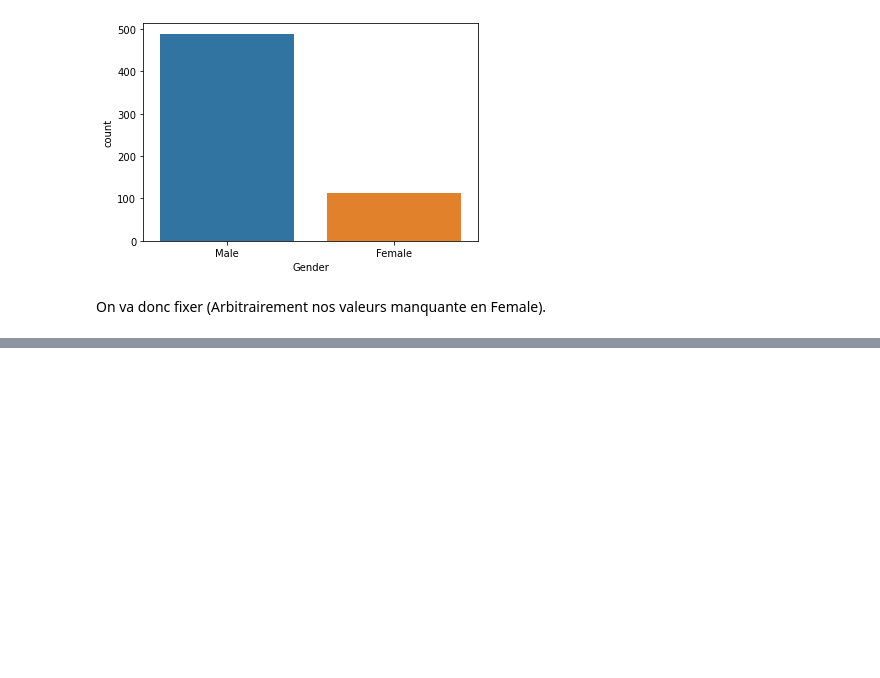
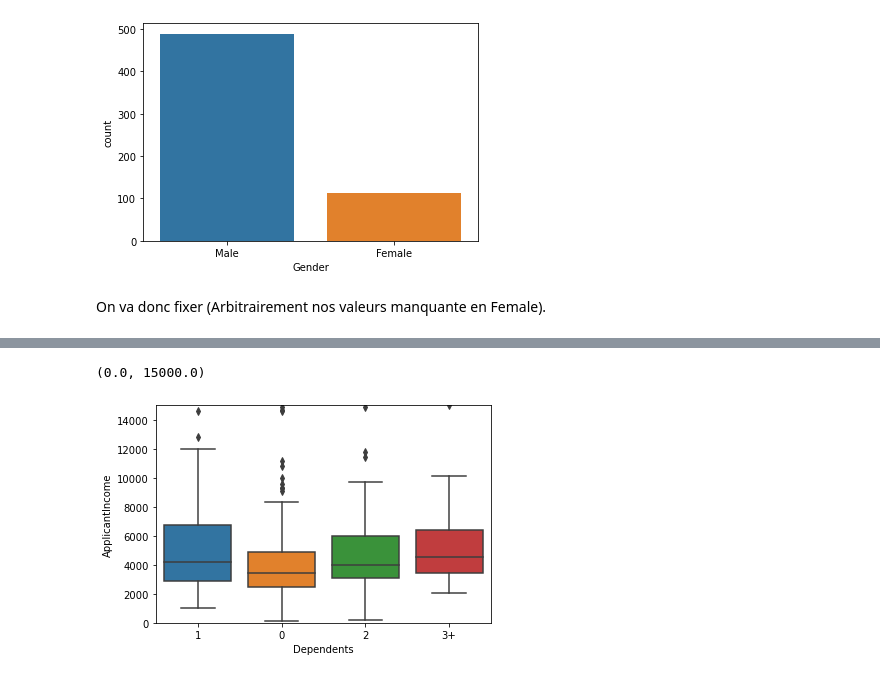
Before and after one commit to Gfeuillas/finance_project, a Jupyter notebook: Projet Finance.ipynb, the cells around one changed output, grey strips where cells are left out. Drawn from its saved outputs; the diff is of its cells as text; code cells hidden in the pictures; blank space fills up the shorter version.

```diff
--- a/Projet Finance.ipynb
+++ b/Projet Finance.ipynb
@@ -408,0 +524,7 @@ AttributeError: 'Series' object has no attribute 'Gender'
+# %%
+sns.boxplot(x="Dependents",y="ApplicantIncome", data=df_cln2.loc[df_cln2['Married']=="Yes"])
+plt.ylim(0,15000)
+#Passé 5000 applicantIncome il y a plus de chance d'avoir 1 Dependents.
+# %% [output]
+(0.0, 15000.0)
+[figure, added]
```
Also changed, not shown: parts of 22 cells of this notebook.
